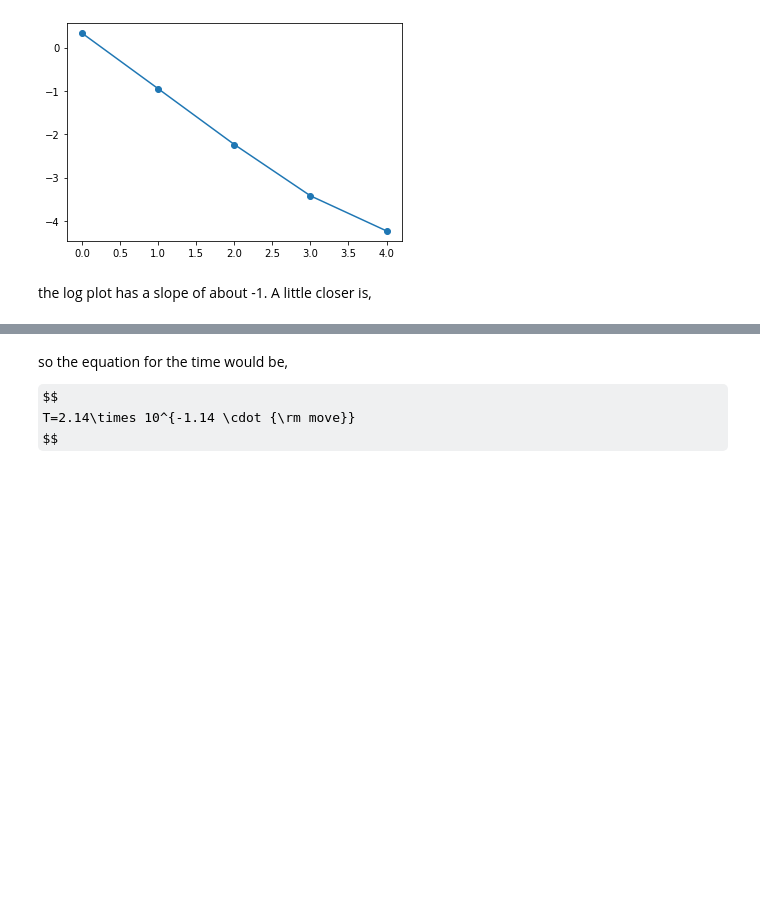
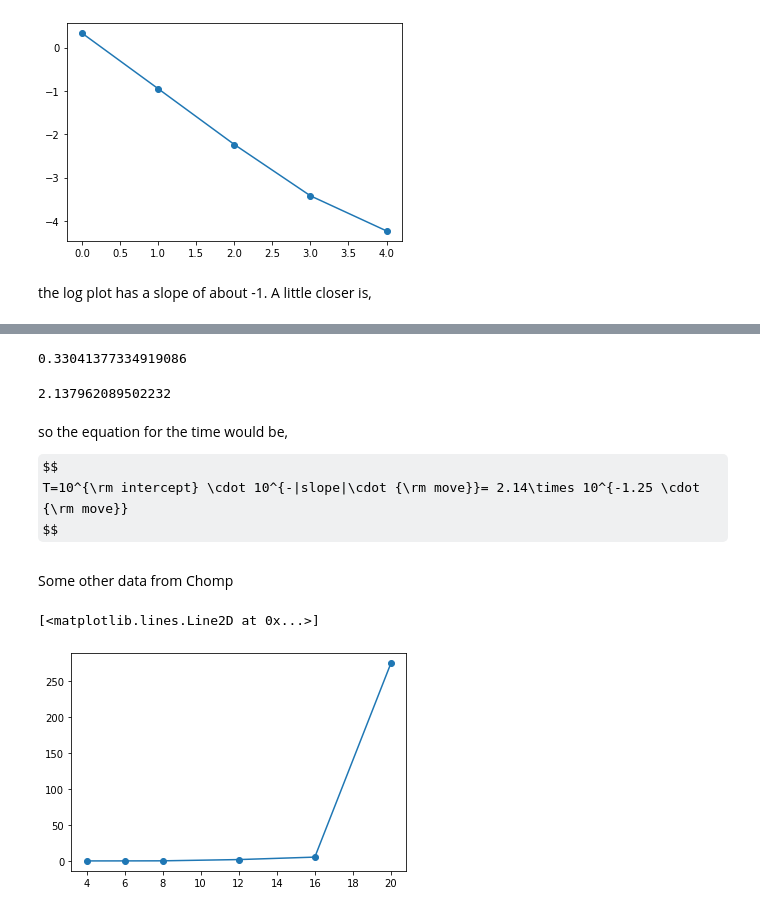
Before and after one commit to bblais/AI-and-Robotics-Fall-2021-Class-Notebooks, a Jupyter notebook: Sprint #2 - Learning and Simulation/2021-10-14 TTT - Minimax Scale.ipynb, the cells around one changed output, grey strips where cells are left out. Drawn from its saved outputs; the diff is of its cells as text; code cells hidden in the pictures; some formulas as TeX source; blank space fills up the shorter version.

```diff
--- a/Sprint #2 - Learning and Simulation/2021-10-14 TTT - Minimax Scale.ipynb
+++ b/Sprint #2 - Learning and Simulation/2021-10-14 TTT - Minimax Scale.ipynb
@@ -127,6 +129,25 @@ log10(T)[3]/3
+# %%
+intercept=log10(T)[0]
+intercept
+# %% [output]
+0.33041377334919086
+# %%
+10**.33
+# %% [output]
+2.137962089502232
 # %% [markdown]
 so the equation for the time would be,
 
 $$
-T=2.14\times 10^{-1.14 \cdot {\rm move}}
+T=10^{\rm intercept} \cdot 10^{-|slope|\cdot {\rm move}}= 2.14\times 10^{-1.25 \cdot {\rm move}}
 $$
+# %% [markdown]
+Some other data from Chomp
+# %%
+n=[4,6,8,12,16,20]
+T=[.001,.03,.13,1.87,5.29,4*60+35]
+# %%
+plot(n,T,'-o')
+# %% [output]
+[<matplotlib.lines.Line2D at 0x...>]
+[figure, added]
```
Also changed, not shown: parts of 8 cells of this notebook, 6 other files.
